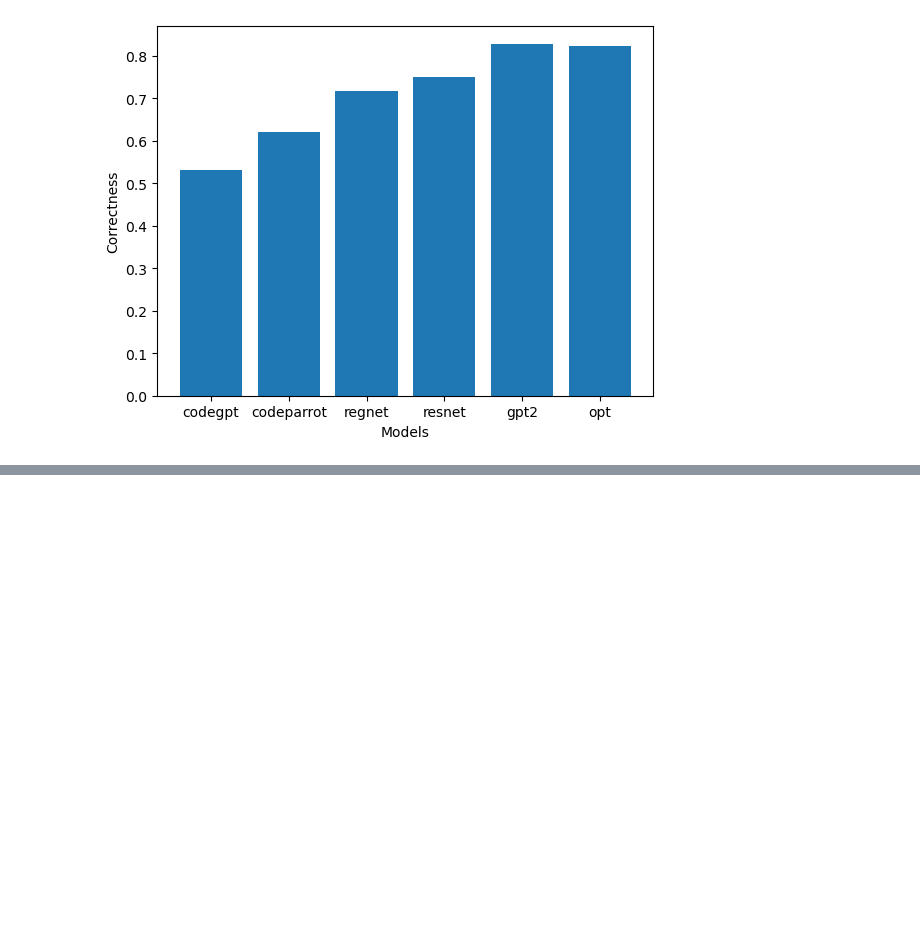
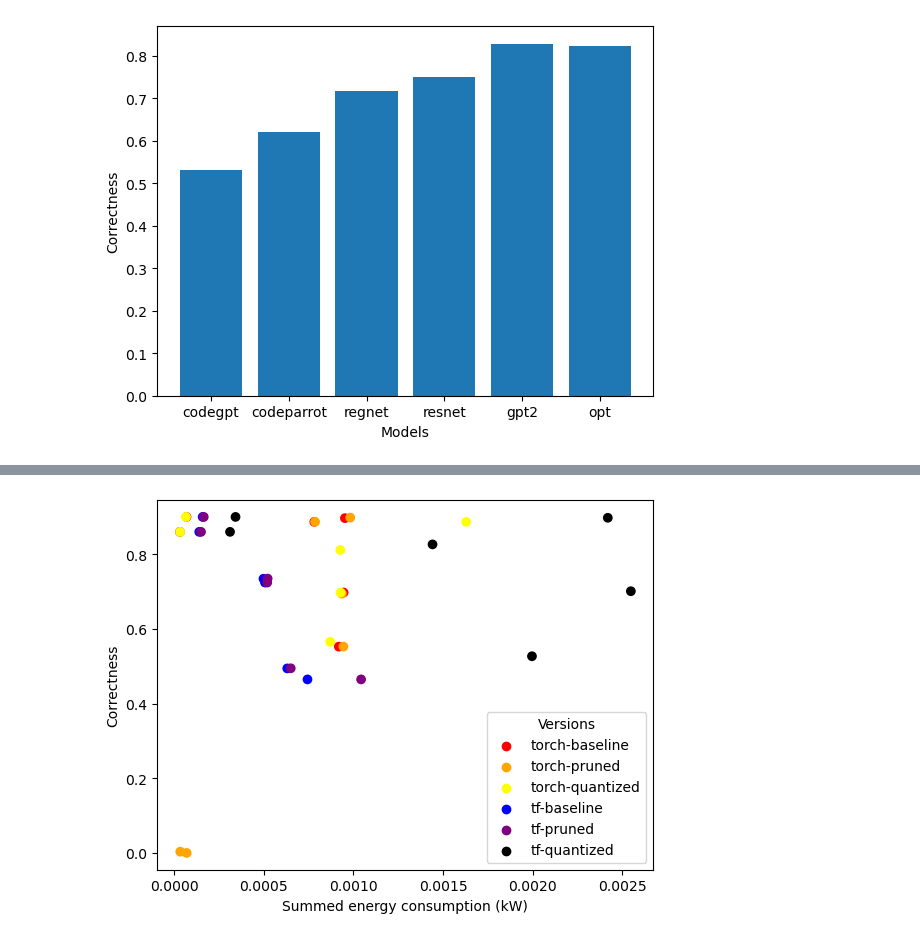
Before and after one commit to aleclagarde/tfg, a Jupyter notebook: analysis/analysis.ipynb, the cells around one changed output, grey strips where cells are left out. Saved outputs shown, nothing was run; the diff lists cells and outputs as text; code cells hidden in the pictures; blank space fills up the shorter version.

```diff
--- a/analysis/analysis.ipynb
+++ b/analysis/analysis.ipynb
@@ -185,8 +196,8 @@ energy_consumed        0.608225
 correctness          768.548389
 dtype: float64
 # %%
-group_big = inference.groupby(['framework', 'version', 'model']).mean()
-group_big
+group_big_infer = inference.groupby(['framework', 'version', 'model']).mean()
+group_big_infer
 # %% [output]
 |  |  |  | duration | energy_consumed | correctness |
 | framework | version | model |  |  |  |
@@ -298,0 +314,26 @@ plt.show()
+# %%
+def add_energy(row):
+    if row['version'] == 'pruned':
+        strategy = 'pruning'
+    elif row['version'] == 'quantized':
+        strategy = 'quantization'
+    else:
+        strategy = None
+    framework = row['framework']
+    model = row['model']
+    energy = row['energy_consumed']
+    df = group_big_opti
+
+    matching_row = df.loc[(df['framework'] == framework) & (df['strategy'] == strategy) & (df['model'] == model)]
+
+    if not matching_row.empty:
+        energy_sum = energy + matching_row['energy_consumed'].values[0]
+        return energy_sum
+
+    return energy
+# %%
+group_big_opti = group_big_opti.reset_index()
+group_big_infer = group_big_infer.reset_index()
+group_big_infer['summed_energy'] = group_big_infer.apply(add_energy, axis=1)
+group_big_infer = group_big_infer[['framework', 'version', 'model', 'energy_consumed', 'summed_energy', 'correctness']]
+group_big_infer
@@ -298,0 +358,16 @@ plt.show()
+# %%
+group_big_infer['full_version'] = group_big_infer['framework'] + '-' + group_big_infer['version']
+
+color_dict = {'torch-baseline': 'red', 'torch-pruned': 'orange', 'torch-quantized': 'yellow', 'tf-baseline': 'blue', 'tf-pruned': 'purple', 'tf-quantized': 'black'}
+colors = [color_dict.get(category, 'red') for category in group_big_infer['full_version']]
+
+plt.scatter(group_big_infer['summed_energy'], group_big_infer['correctness'], c=colors)
+plt.xlabel('Summed energy consumption (kW)')
+plt.ylabel('Correctness')
+legend_labels = list(color_dict.keys())
+legend_handles = [plt.scatter([], [], color=color_dict[label], label=label) for label in legend_labels]
+
+plt.legend(handles=legend_handles, labels=legend_labels, title='Versions')
+plt.show()
+# %% [output]
+[figure, added]
```
Also changed, not shown: parts of 9 cells of this notebook, 7 other files.
